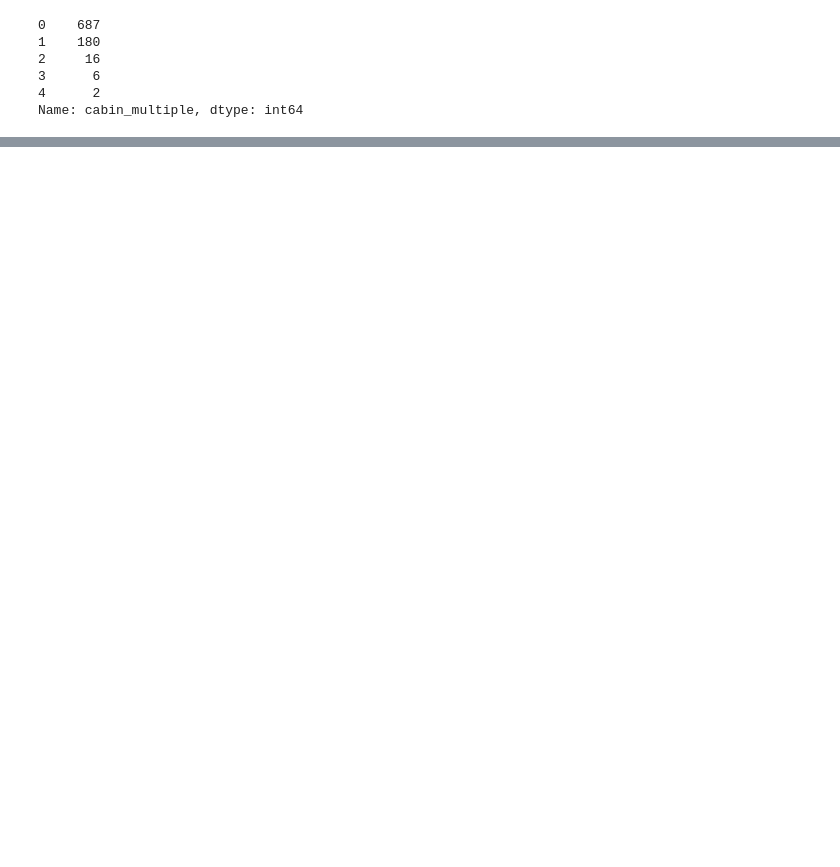
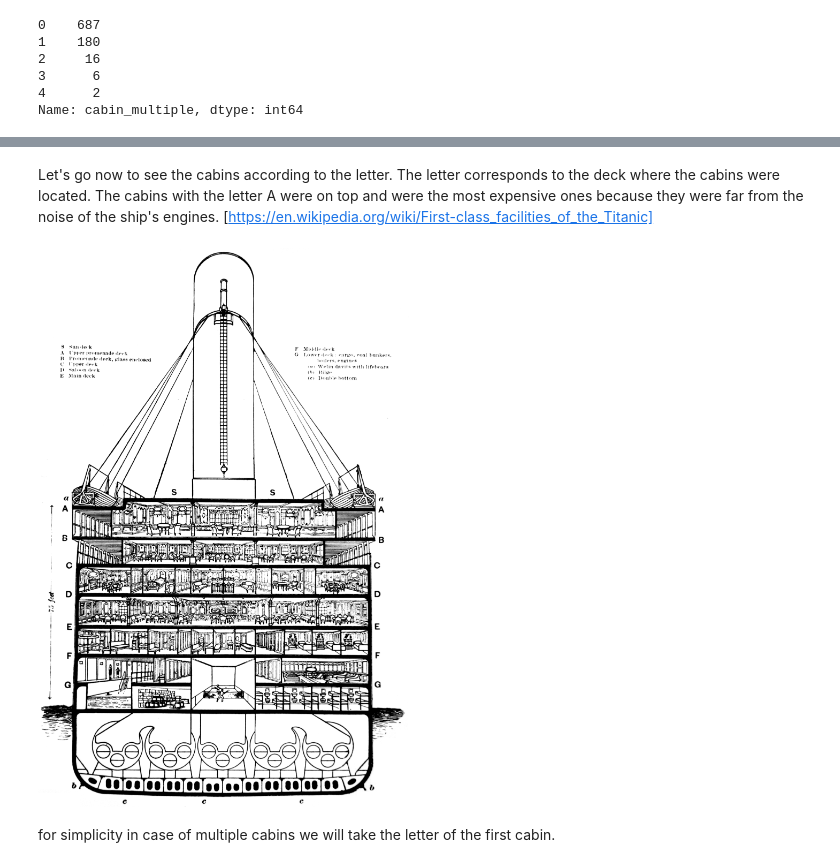
Before and after one commit to giovannipinna96/Titanic, a Jupyter notebook: Titanic_features_engineering.ipynb, the cells around one changed output, grey strips where cells are left out. Saved outputs shown, nothing was run; the diff lists cells and outputs as text; code cells hidden in the pictures; blank space fills up the shorter version.

```diff
--- a/Titanic_features_engineering.ipynb
+++ b/Titanic_features_engineering.ipynb
@@ -26,0 +55,12 @@ Name: cabin_multiple, dtype: int64
+# %% [markdown]
+Let's go now to see the cabins according to the letter. The letter corresponds to the deck where the cabins were located. The cabins with the letter A were on top and were the most expensive ones because they were far from the noise of the ship's engines. [https://en.wikipedia.org/wiki/First-class_facilities_of_the_Titanic]
+# %%
+from PIL import Image
+
+# creating a object
+im = Image.open('./photo/cabin_position.png')
+im
+# %% [output]
+[figure, added]
+# %% [markdown]
+for simplicity in case of multiple cabins we will take the letter of the first cabin.
```
Also changed, not shown: parts of 34 cells of this notebook.
